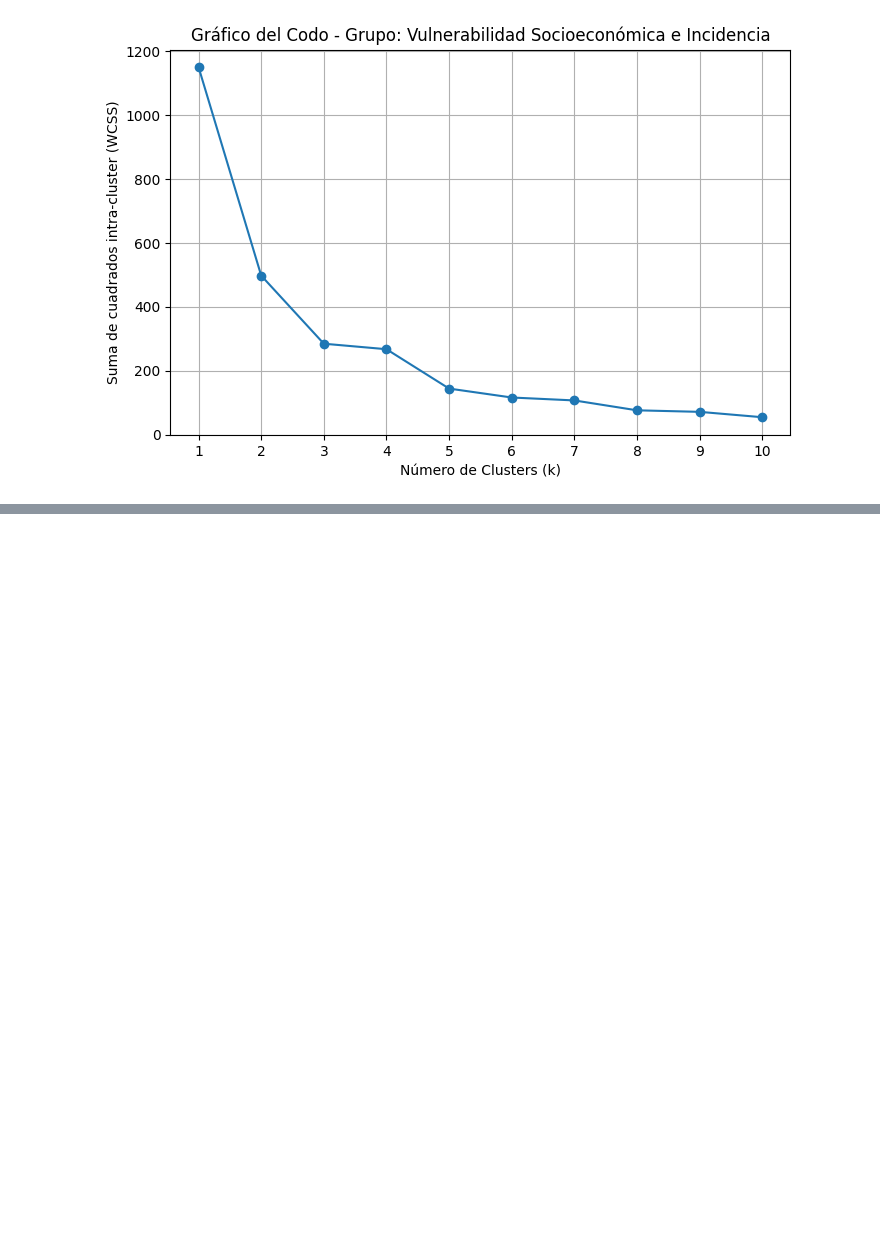
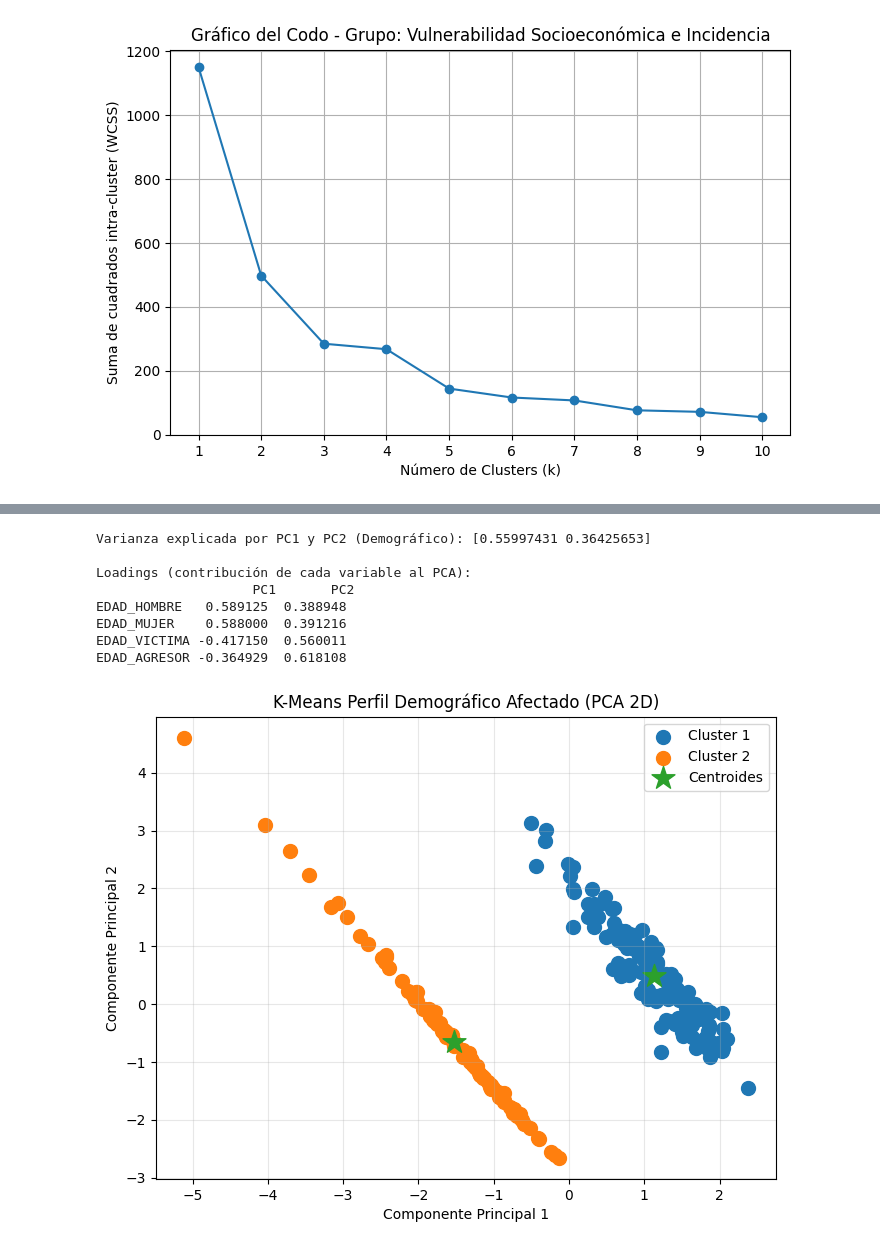
Before and after one commit to Gxrco/DM-PR3, a Jupyter notebook: PCAyClustering/clusteringDVIF.ipynb, the cells around one changed output, grey strips where cells are left out. Cells and saved outputs as stored; diff of their text form; code cells hidden in the pictures; blank space fills up the shorter version.

```diff
--- a/PCAyClustering/clusteringDVIF.ipynb
+++ b/PCAyClustering/clusteringDVIF.ipynb
@@ -269,0 +454,53 @@ elbow_plot_for_group(grupo_socioeconomico, "Grupo: Vulnerabilidad Socioeconómic
+# %%
+# -------------- GRUPO 4: Perfil Demográfico Afectado (PCA + K-Means) --------------
+
+# Seleccionar las columnas demográficas
+X_demografico = df_demografico_scaled
+
+# Reducir a 2 componentes principales
+pca_demografico = PCA(n_components=2, random_state=42)
+X_pca_demografico = pca_demografico.fit_transform(X_demografico)
+
+# Mostrar varianza explicada
+print("Varianza explicada por PC1 y PC2 (Demográfico):", pca_demografico.explained_variance_ratio_)
+
+# Tabla de loadings
+loadings_demografico = pd.DataFrame(
+    pca_demografico.components_.T,
+    columns=["PC1", "PC2"],
+    index=[
+        "EDAD_HOMBRE", "EDAD_MUJER",
+        "EDAD_VICTIMA", "EDAD_AGRESOR"
+    ]
+)
+print("\nLoadings (contribución de cada variable al PCA):\n", loadings_demografico)
+
+# Ajustar K-Means con 4 clusters
+km_demografico = KMeans(n_clusters=2, random_state=42).fit(X_pca_demografico)
+labels_demografico = km_demografico.labels_
+centroids_demografico = km_demografico.cluster_centers_
+
+# Graficar clusters en 2D
+plt.figure(figsize=(8,6))
+for cluster in range(2):
+    mask = (labels_demografico == cluster)
+    plt.scatter(X_pca_demografico[mask, 0], X_pca_demografico[mask, 1], s=100, label=f'Cluster {cluster+1}')
+
+plt.scatter(centroids_demografico[:, 0], centroids_demografico[:, 1],
+            marker='*', s=300, label='Centroides')
+plt.title("K-Means Perfil Demográfico Afectado (PCA 2D)")
+plt.xlabel("Componente Principal 1")
+plt.ylabel("Componente Principal 2")
+plt.legend()
+plt.grid(alpha=0.3)
+plt.show()
+# %% [output]
+Varianza explicada por PC1 y PC2 (Demográfico): [0.55997431 0.36425653]
+
+Loadings (contribución de cada variable al PCA):
+                    PC1       PC2
+EDAD_HOMBRE   0.589125  0.388948
+EDAD_MUJER    0.588000  0.391216
+EDAD_VICTIMA -0.417150  0.560011
+EDAD_AGRESOR -0.364929  0.618108
+[figure, added]
```
Also changed, not shown: parts of 12 cells of this notebook, 2 other files.
